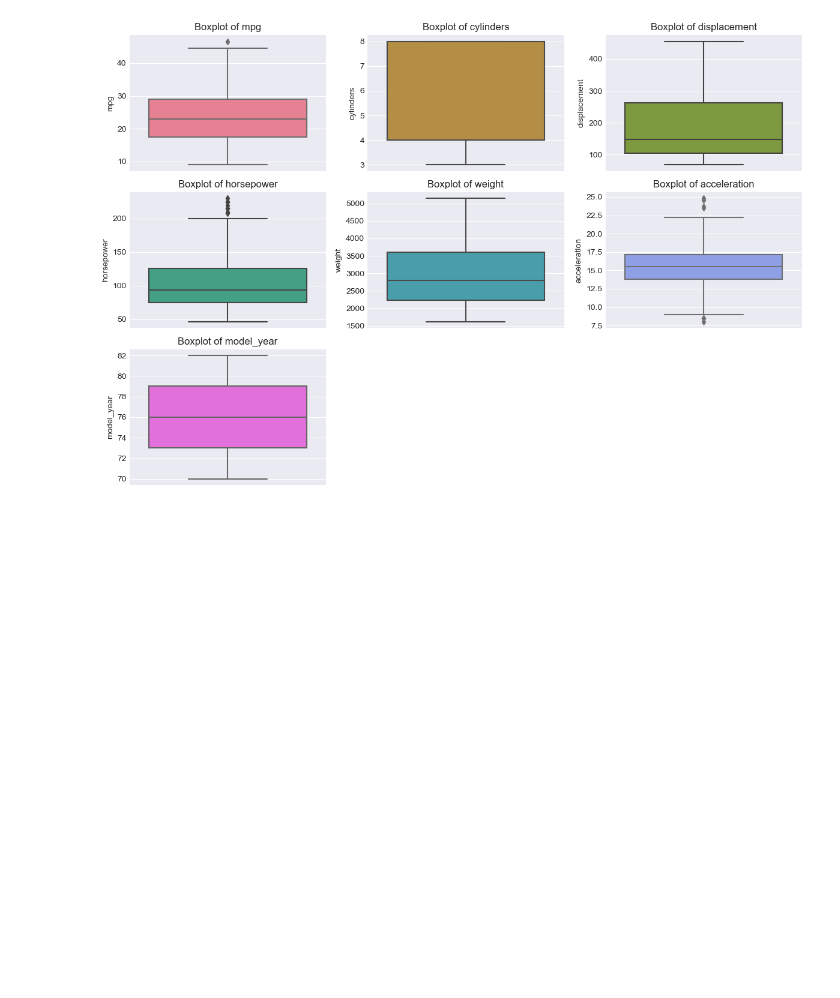
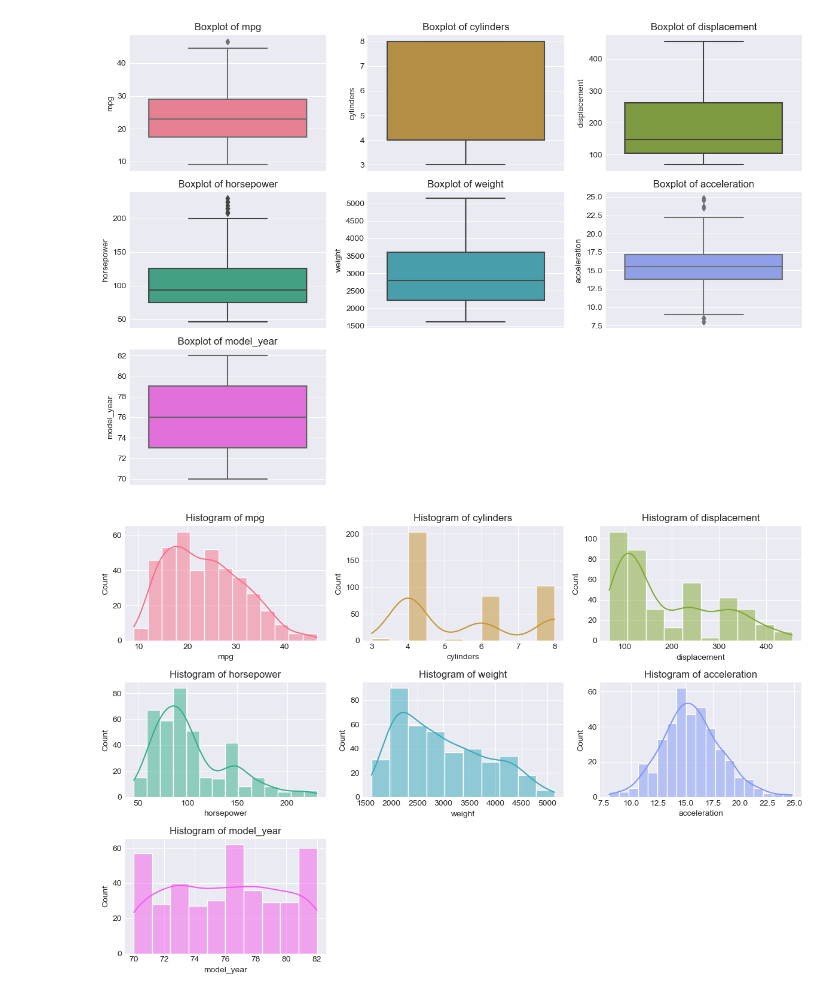
Before and after one commit to data-alch3m1st/Data_Viz, a Jupyter notebook: General_Data_Viz_to_Live_By_.ipynb, the cells around one changed output. Drawn from its saved outputs; the diff is of its cells as text; code cells hidden in the pictures; blank space fills up the shorter version.

```diff
--- a/General_Data_Viz_to_Live_By_.ipynb
+++ b/General_Data_Viz_to_Live_By_.ipynb
@@ -249,3 +249,8 @@ def plot_numeric_cols(
 plot_numeric_cols(df, plot_type="boxplot", max_cols=3)
 # %% [output]
 [figure]
+# %%
+# Example usage:
+plot_numeric_cols(df, plot_type="histplot", max_cols=3)
+# %% [output]
+[figure, added]
```
